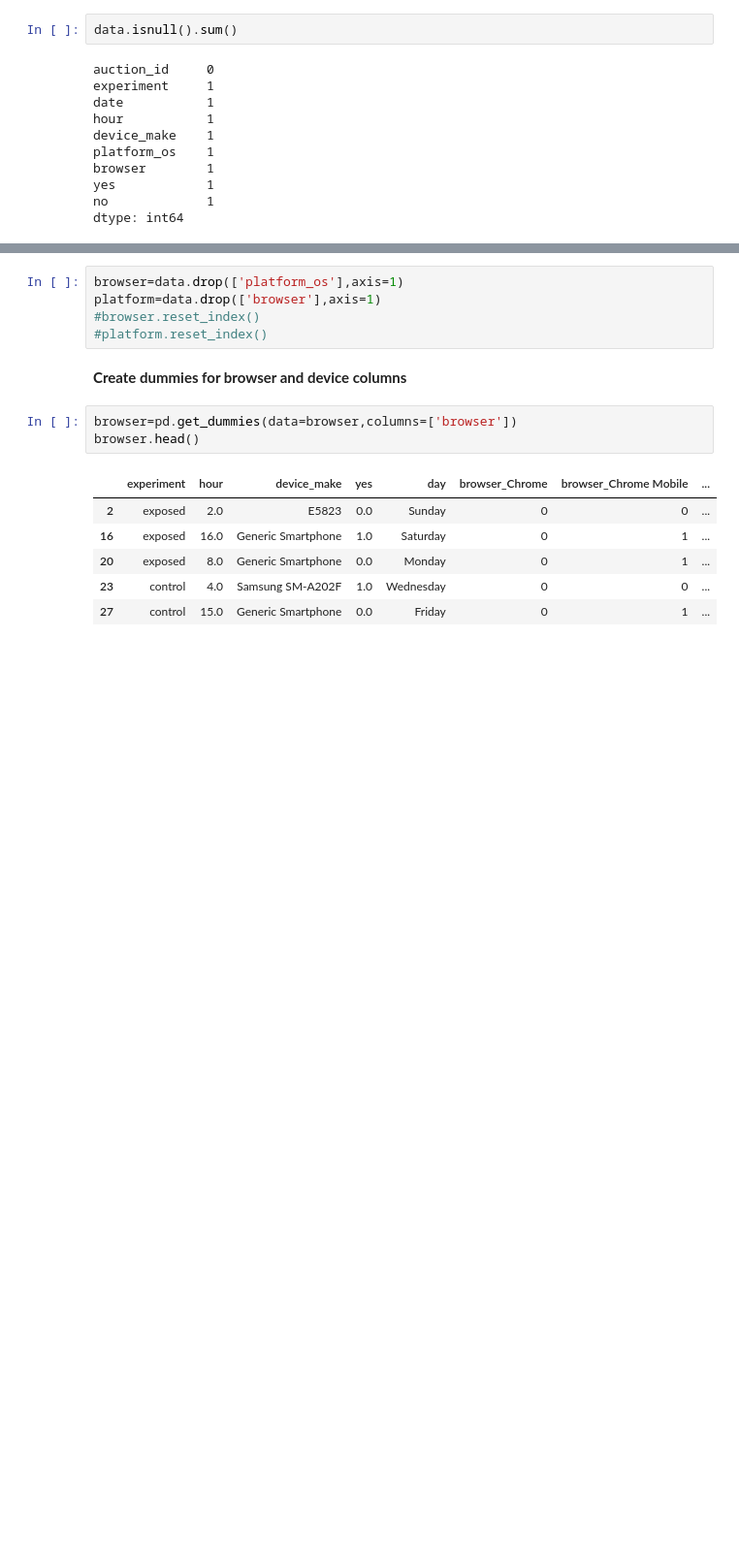
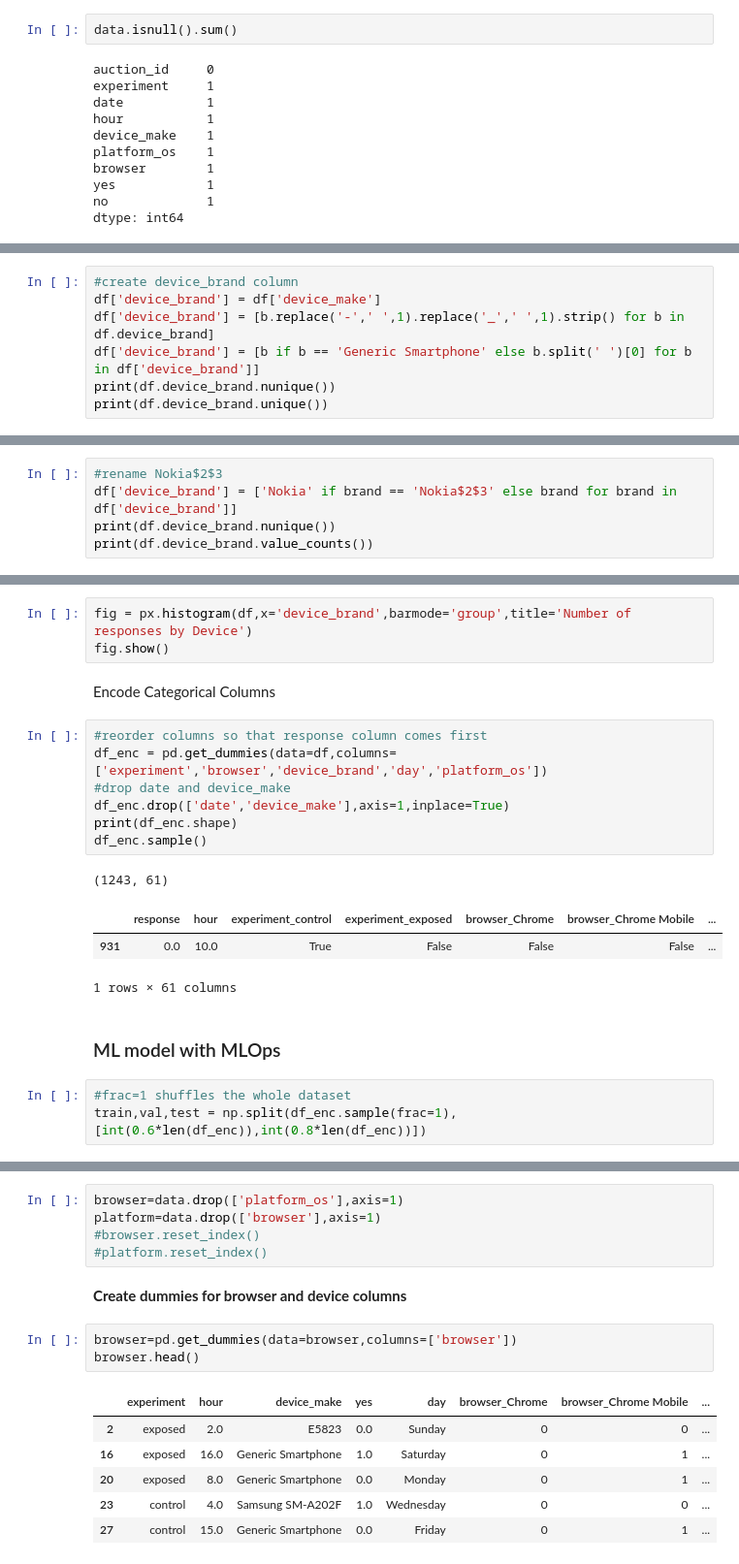
Before and after one commit to katenjoki/A-B_Hypothesis-Testing, a Jupyter notebook: notebooks/abtest_ml.ipynb, the cells around one changed output, grey strips where cells are left out. Shown at 97% size. Cells and saved outputs as stored; diff of their text form; blank space fills up the shorter version.

```diff
--- a/notebooks/abtest_ml.ipynb
+++ b/notebooks/abtest_ml.ipynb
@@ -72,0 +283,7 @@ data=data.drop(['auction_id','no','date'],axis=1)
+# %%
+#create device_brand column
+df['device_brand'] = df['device_make']
+df['device_brand'] = [b.replace('-',' ',1).replace('_',' ',1).strip() for b in df.device_brand]
+df['device_brand'] = [b if b == 'Generic Smartphone' else b.split(' ')[0] for b in df['device_brand']]
+print(df.device_brand.nunique())
+print(df.device_brand.unique())
@@ -72,0 +297,5 @@ data=data.drop(['auction_id','no','date'],axis=1)
+# %%
+#rename Nokia$2$3
+df['device_brand'] = ['Nokia' if brand == 'Nokia$2$3' else brand for brand in df['device_brand']]
+print(df.device_brand.nunique())
+print(df.device_brand.value_counts())
@@ -72,0 +320,22 @@ data=data.drop(['auction_id','no','date'],axis=1)
+# %%
+fig = px.histogram(df,x='device_brand',barmode='group',title='Number of responses by Device')
+fig.show()
+# %% [markdown]
+Encode Categorical Columns
+# %%
+#reorder columns so that response column comes first
+df_enc = pd.get_dummies(data=df,columns=['experiment','browser','device_brand','day','platform_os'])
+#drop date and device_make
+df_enc.drop(['date','device_make'],axis=1,inplace=True)
+print(df_enc.shape)
+df_enc.sample()
+# %% [output]
+(1243, 61)
+|  | response | hour | experiment_control | experiment_exposed | browser_Chrome | browser_Chrome Mobile | ... |
+| 931 | 0.0 | 10.0 | True | False | False | False | ... |
+1 rows × 61 columns
+# %% [markdown]
+<h3>ML model with MLOps</h3>
+# %%
+#frac=1 shuffles the whole dataset
+train,val,test = np.split(df_enc.sample(frac=1),[int(0.6*len(df_enc)),int(0.8*len(df_enc))])
```
Also changed, not shown: parts of 41 cells of this notebook, 2 other files.
